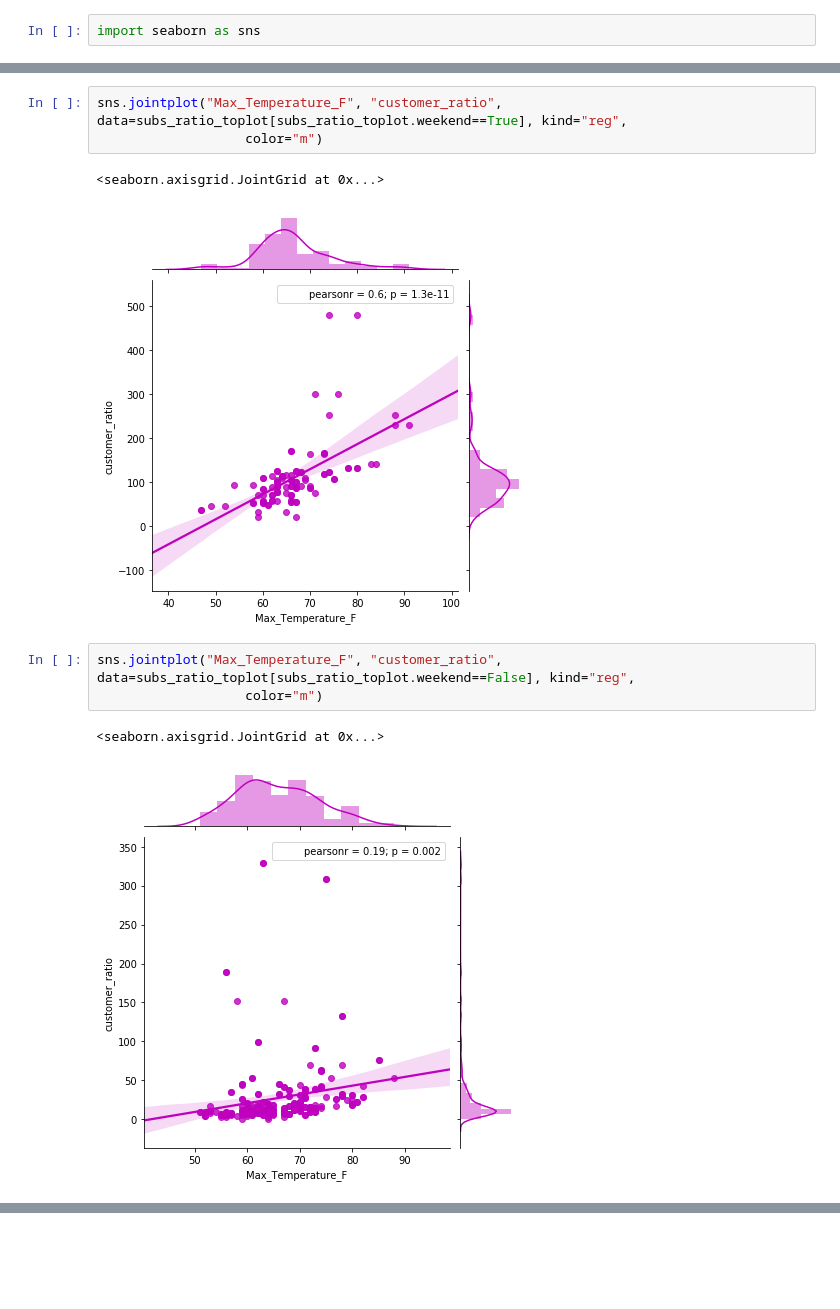
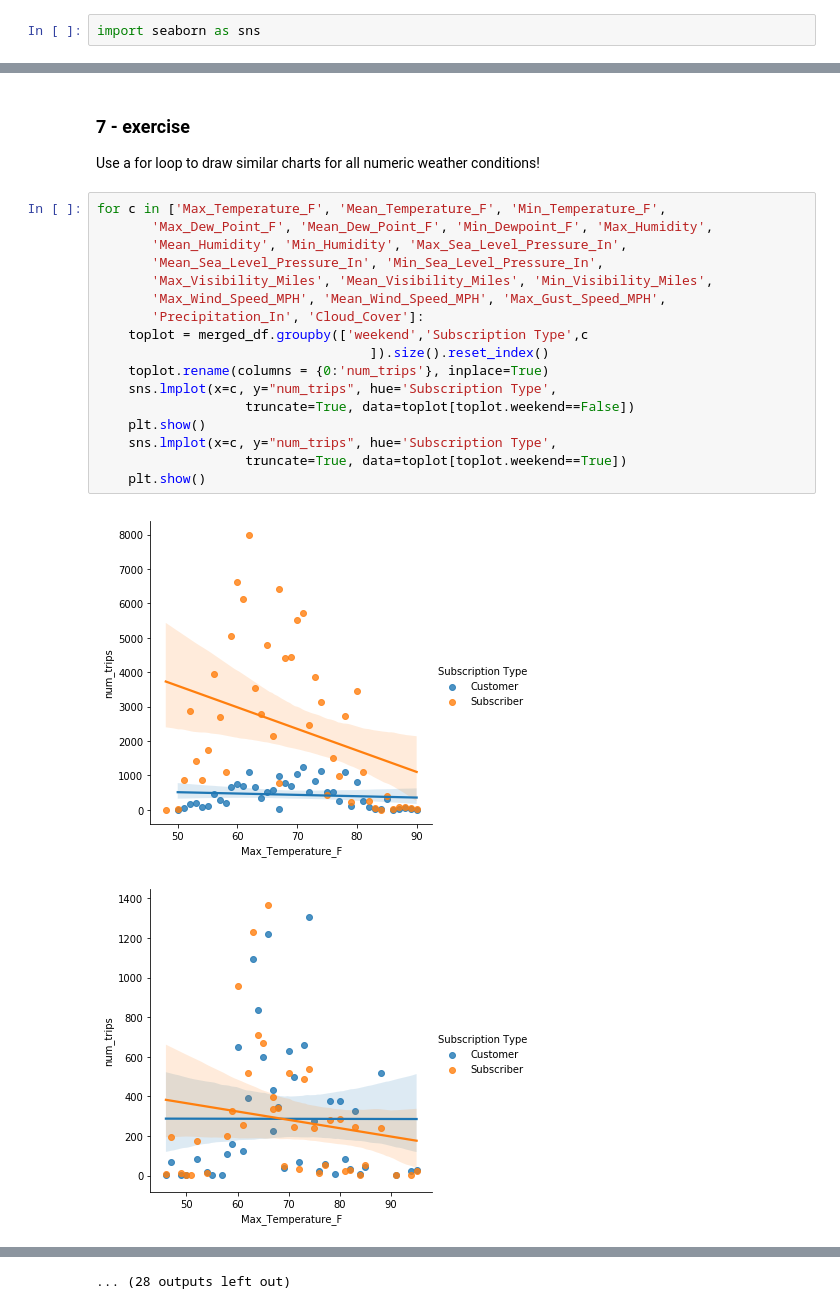
Before and after one commit to seszter/CEU_data_analysis_python, a Jupyter notebook: merging/Q2.ipynb, the cells around one changed output, grey strips where cells are left out. Cells and saved outputs as stored; diff of their text form; blank space fills up the shorter version.

```diff
--- a/merging/Q2.ipynb
+++ b/merging/Q2.ipynb
@@ -484,12 +556,24 @@ sns.jointplot("Max_Temperature_F", "customer_ratio", data=subs_ratio_toplot, kin
-# %%
-sns.jointplot("Max_Temperature_F", "customer_ratio", data=subs_ratio_toplot[subs_ratio_toplot.weekend==True], kind="reg",
-                   color="m")
-# %% [output]
-<seaborn.axisgrid.JointGrid at 0x...>
-[figure, removed]
-# %%
-sns.jointplot("Max_Temperature_F", "customer_ratio", data=subs_ratio_toplot[subs_ratio_toplot.weekend==False], kind="reg",
-                   color="m")
-# %% [output]
-<seaborn.axisgrid.JointGrid at 0x...>
-[figure, removed]
+# %% [markdown]
+### 7 - exercise
+
+Use a for loop to draw similar charts for all numeric weather conditions!
+# %%
+for c in ['Max_Temperature_F', 'Mean_Temperature_F', 'Min_Temperature_F',
+       'Max_Dew_Point_F', 'Mean_Dew_Point_F', 'Min_Dewpoint_F', 'Max_Humidity',
+       'Mean_Humidity', 'Min_Humidity', 'Max_Sea_Level_Pressure_In',
+       'Mean_Sea_Level_Pressure_In', 'Min_Sea_Level_Pressure_In',
+       'Max_Visibility_Miles', 'Mean_Visibility_Miles', 'Min_Visibility_Miles',
+       'Max_Wind_Speed_MPH', 'Mean_Wind_Speed_MPH', 'Max_Gust_Speed_MPH',
+       'Precipitation_In', 'Cloud_Cover']:
+    toplot = merged_df.groupby(['weekend','Subscription Type',c
+                                   ]).size().reset_index()
+    toplot.rename(columns = {0:'num_trips'}, inplace=True)
+    sns.lmplot(x=c, y="num_trips", hue='Subscription Type',
+                   truncate=True, data=toplot[toplot.weekend==False])
+    plt.show()
+    sns.lmplot(x=c, y="num_trips", hue='Subscription Type',
+                   truncate=True, data=toplot[toplot.weekend==True])
+    plt.show()
+# %% [output]
+[figure, added]
+[figure, added]
@@ -495,0 +590 @@ sns.jointplot("Max_Temperature_F", "customer_ratio", data=subs_ratio_toplot[subs
+... (28 outputs left out)
```
Also changed, not shown: parts of 26 cells of this notebook.
